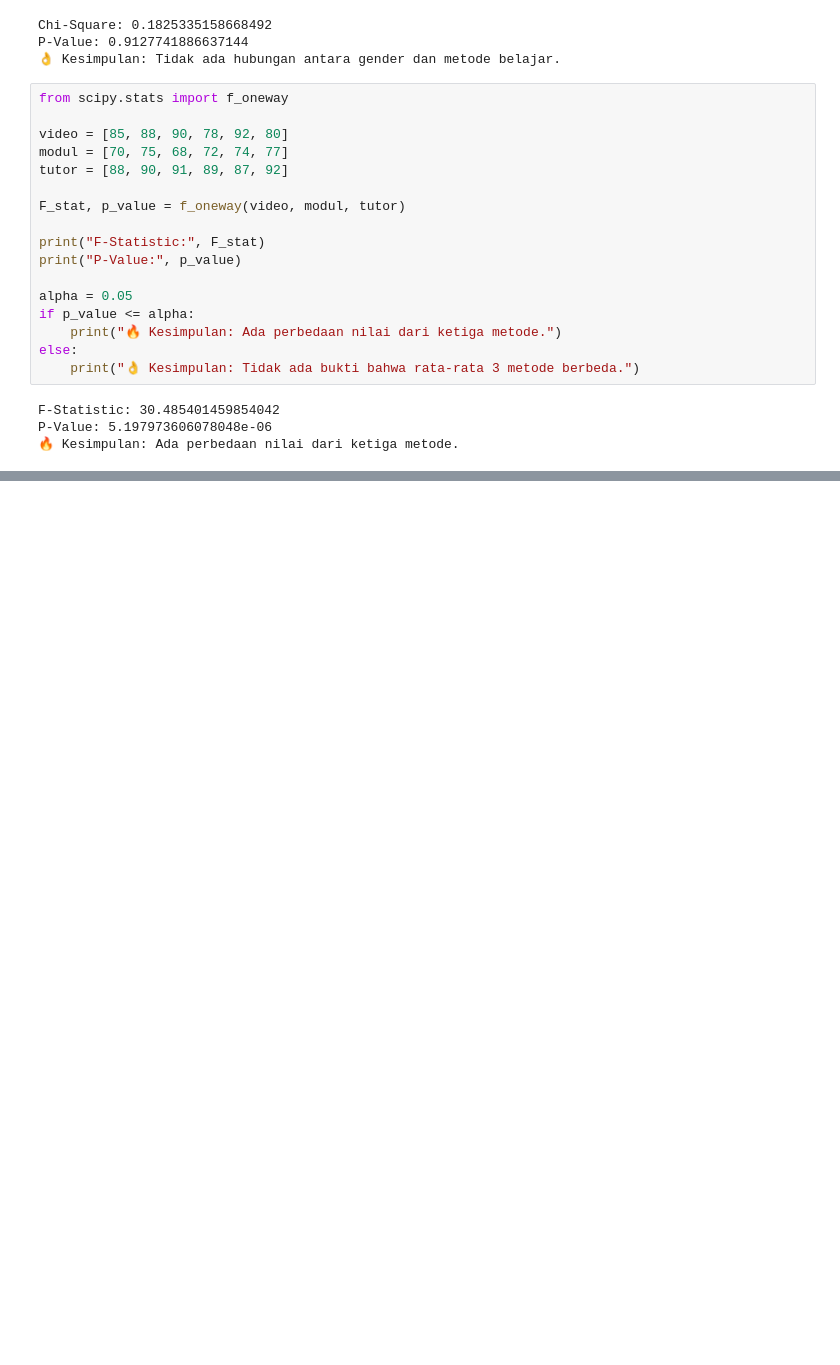
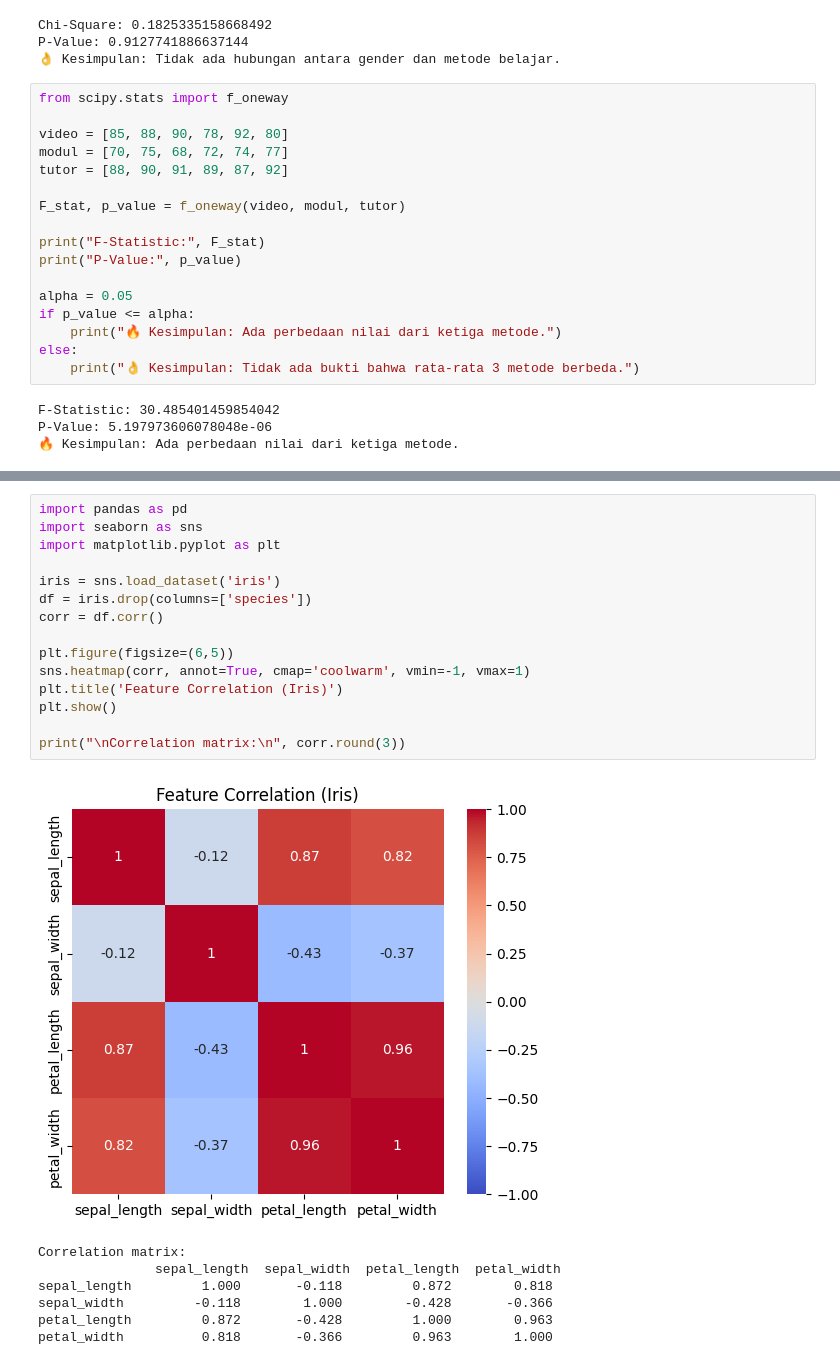
Before and after one commit to athaabiyyu/atha_learning_data-science_journey, a Jupyter notebook: Week 3 - Probability & Statistics/tes.ipynb, the cells around one changed output, grey strips where cells are left out. Saved outputs shown, nothing was run; the diff lists cells and outputs as text; blank space fills up the shorter version.

```diff
--- a/Week 3 - Probability & Statistics/tes.ipynb
+++ b/Week 3 - Probability & Statistics/tes.ipynb
@@ -221,0 +290,23 @@ P-Value: 5.197973606078048e-06
+# %%
+import pandas as pd
+import seaborn as sns
+import matplotlib.pyplot as plt
+
+iris = sns.load_dataset('iris')
+df = iris.drop(columns=['species'])
+corr = df.corr()
+
+plt.figure(figsize=(6,5))
+sns.heatmap(corr, annot=True, cmap='coolwarm', vmin=-1, vmax=1)
+plt.title('Feature Correlation (Iris)')
+plt.show()
+
+print("\nCorrelation matrix:\n", corr.round(3))
+# %% [output]
+[figure, added]
+Correlation matrix:
+               sepal_length  sepal_width  petal_length  petal_width
+sepal_length         1.000       -0.118         0.872        0.818
+sepal_width         -0.118        1.000        -0.428       -0.366
+petal_length         0.872       -0.428         1.000        0.963
+petal_width          0.818       -0.366         0.963        1.000
```
Also changed, not shown: parts of 2 cells of this notebook, 2 other files.
